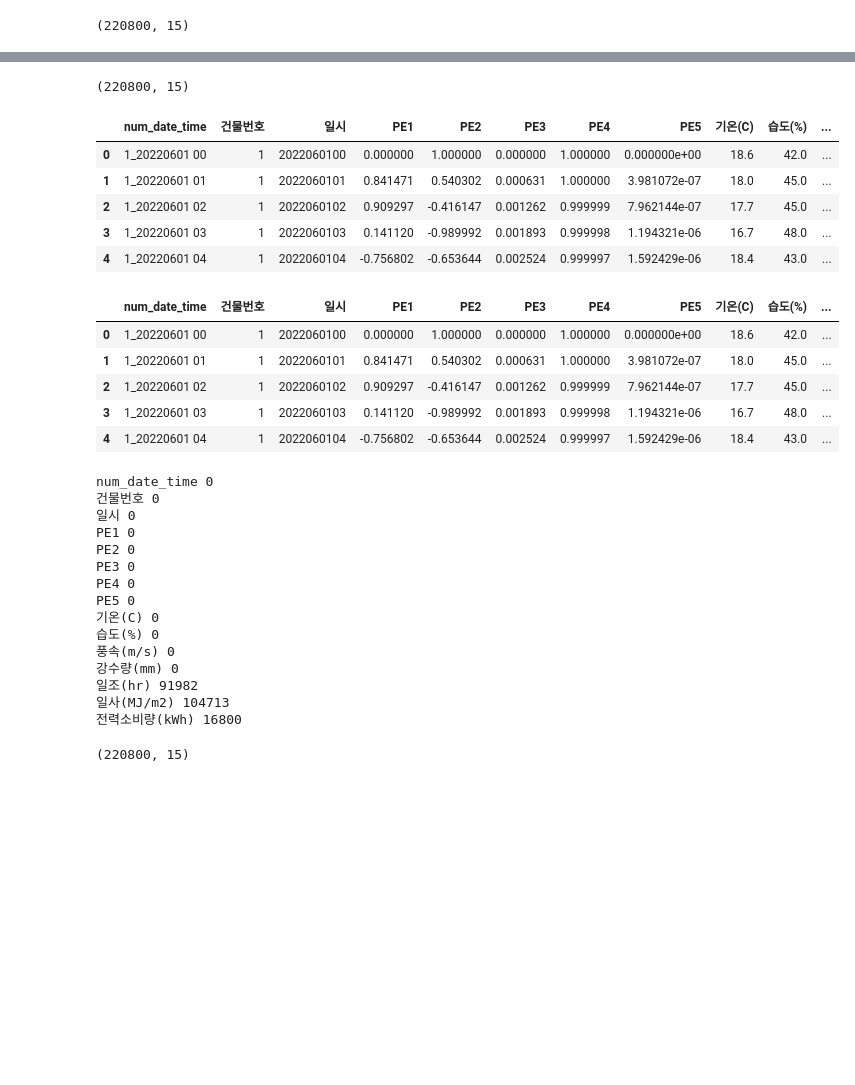
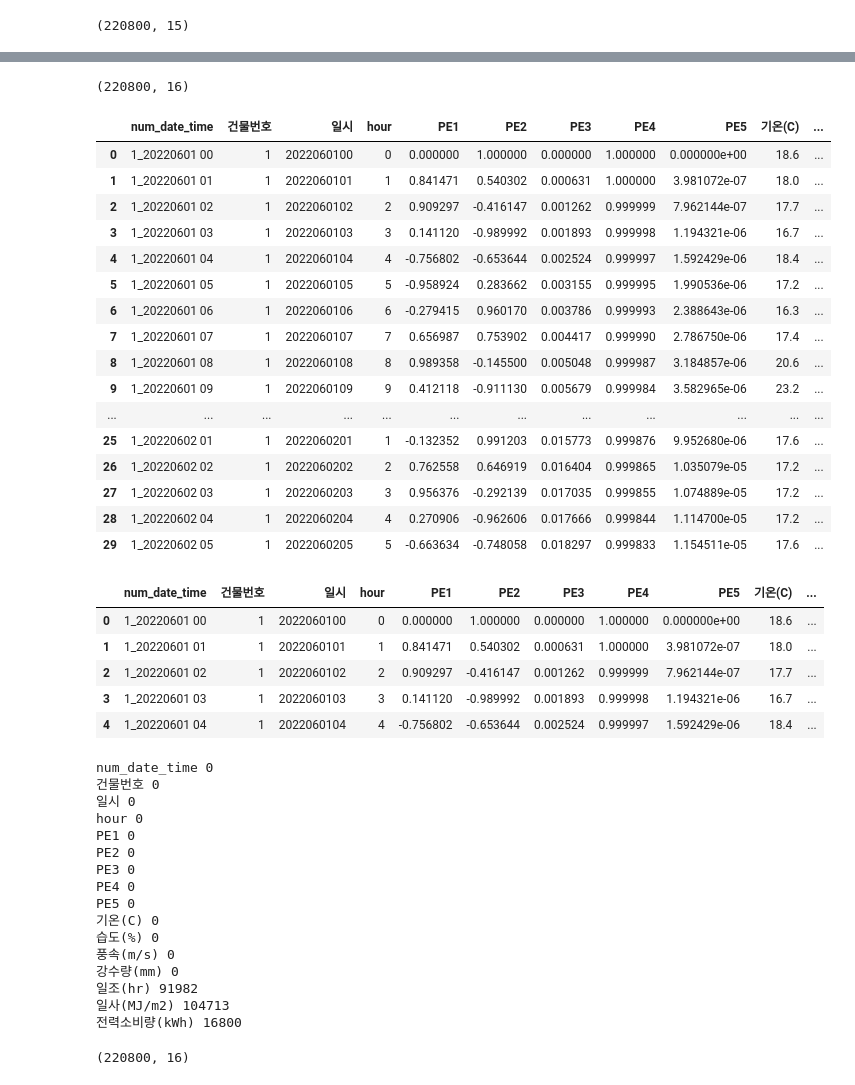
Before and after one commit to sILicon-valley-boot-camp/Electricity_Consumption_Prediction, a Jupyter notebook: handle_data.ipynb, the cells around one changed output, grey strips where cells are left out. Cells and saved outputs as stored; diff of their text form; code cells hidden in the pictures; blank space fills up the shorter version.

```diff
--- a/handle_data.ipynb
+++ b/handle_data.ipynb
@@ -210,3 +210,5 @@ total_data.head()
 print(total_data.shape)
 # %% [output]
 (220800, 15)
+# %%
+total_data['hour'] = total_data['일시'].str[-2:].astype(int)
@@ -213,18 +224,29 @@ print(total_data.shape)
 # %%
-total_data = total_data[['num_date_time', '건물번호', '일시', 'PE1', 'PE2', 'PE3', 'PE4', 'PE5', '기온(C)', '습도(%)', '풍속(m/s)', '강수량(mm)', '일조(hr)', '일사(MJ/m2)', '전력소비량(kWh)']]
+total_data = total_data[['num_date_time', '건물번호', '일시', 'hour', 'PE1', 'PE2', 'PE3', 'PE4', 'PE5', '기온(C)', '습도(%)', '풍속(m/s)', '강수량(mm)', '일조(hr)', '일사(MJ/m2)', '전력소비량(kWh)']]
 # %%
 print(total_data.shape)
 # %% [output]
-(220800, 15)
+(220800, 16)
 # %%
-total_data.head()
+total_data.head(30)
 # %% [output]
-|  | num_date_time | 건물번호 | 일시 | PE1 | PE2 | PE3 | PE4 | PE5 | 기온(C) | 습도(%) | ... |
-| 0 | 1_20220601 00 | 1 | 2022060100 | 0.000000 | 1.000000 | 0.000000 | 1.000000 | 0.000000e+00 | 18.6 | 42.0 | ... |
-| 1 | 1_20220601 01 | 1 | 2022060101 | 0.841471 | 0.540302 | 0.000631 | 1.000000 | 3.981072e-07 | 18.0 | 45.0 | ... |
-| 2 | 1_20220601 02 | 1 | 2022060102 | 0.909297 | -0.416147 | 0.001262 | 0.999999 | 7.962144e-07 | 17.7 | 45.0 | ... |
-| 3 | 1_20220601 03 | 1 | 2022060103 | 0.141120 | -0.989992 | 0.001893 | 0.999998 | 1.194321e-06 | 16.7 | 48.0 | ... |
-| 4 | 1_20220601 04 | 1 | 2022060104 | -0.756802 | -0.653644 | 0.002524 | 0.999997 | 1.592429e-06 | 18.4 | 43.0 | ... |
+|  | num_date_time | 건물번호 | 일시 | hour | PE1 | PE2 | PE3 | PE4 | PE5 | 기온(C) | ... |
+| 0 | 1_20220601 00 | 1 | 2022060100 | 0 | 0.000000 | 1.000000 | 0.000000 | 1.000000 | 0.000000e+00 | 18.6 | ... |
+| 1 | 1_20220601 01 | 1 | 2022060101 | 1 | 0.841471 | 0.540302 | 0.000631 | 1.000000 | 3.981072e-07 | 18.0 | ... |
+| 2 | 1_20220601 02 | 1 | 2022060102 | 2 | 0.909297 | -0.416147 | 0.001262 | 0.999999 | 7.962144e-07 | 17.7 | ... |
+| 3 | 1_20220601 03 | 1 | 2022060103 | 3 | 0.141120 | -0.989992 | 0.001893 | 0.999998 | 1.194321e-06 | 16.7 | ... |
+| 4 | 1_20220601 04 | 1 | 2022060104 | 4 | -0.756802 | -0.653644 | 0.002524 | 0.999997 | 1.592429e-06 | 18.4 | ... |
+| 5 | 1_20220601 05 | 1 | 2022060105 | 5 | -0.958924 | 0.283662 | 0.003155 | 0.999995 | 1.990536e-06 | 17.2 | ... |
+| 6 | 1_20220601 06 | 1 | 2022060106 | 6 | -0.279415 | 0.960170 | 0.003786 | 0.999993 | 2.388643e-06 | 16.3 | ... |
+| 7 | 1_20220601 07 | 1 | 2022060107 | 7 | 0.656987 | 0.753902 | 0.004417 | 0.999990 | 2.786750e-06 | 17.4 | ... |
+| 8 | 1_20220601 08 | 1 | 2022060108 | 8 | 0.989358 | -0.145500 | 0.005048 | 0.999987 | 3.184857e-06 | 20.6 | ... |
+| 9 | 1_20220601 09 | 1 | 2022060109 | 9 | 0.412118 | -0.911130 | 0.005679 | 0.999984 | 3.582965e-06 | 23.2 | ... |
+| ... | ... | ... | ... | ... | ... | ... | ... | ... | ... | ... | ... |
+| 25 | 1_20220602 01 | 1 | 2022060201 | 1 | -0.132352 | 0.991203 | 0.015773 | 0.999876 | 9.952680e-06 | 17.6 | ... |
+| 26 | 1_20220602 02 | 1 | 2022060202 | 2 | 0.762558 | 0.646919 | 0.016404 | 0.999865 | 1.035079e-05 | 17.2 | ... |
+| 27 | 1_20220602 03 | 1 | 2022060203 | 3 | 0.956376 | -0.292139 | 0.017035 | 0.999855 | 1.074889e-05 | 17.2 | ... |
+| 28 | 1_20220602 04 | 1 | 2022060204 | 4 | 0.270906 | -0.962606 | 0.017666 | 0.999844 | 1.114700e-05 | 17.2 | ... |
+| 29 | 1_20220602 05 | 1 | 2022060205 | 5 | -0.663634 | -0.748058 | 0.018297 | 0.999833 | 1.154511e-05 | 17.6 | ... |
 # %%
 total_data['강수량(mm)'].fillna(0, inplace=True)
 total_data['풍속(m/s)'].interpolate(inplace=True)
@@ -232,12 +254,12 @@ total_data['습도(%)'].interpolate(inplace=True)
 # %%
 total_data.head()
 # %% [output]
-|  | num_date_time | 건물번호 | 일시 | PE1 | PE2 | PE3 | PE4 | PE5 | 기온(C) | 습도(%) | ... |
-| 0 | 1_20220601 00 | 1 | 2022060100 | 0.000000 | 1.000000 | 0.000000 | 1.000000 | 0.000000e+00 | 18.6 | 42.0 | ... |
-| 1 | 1_20220601 01 | 1 | 2022060101 | 0.841471 | 0.540302 | 0.000631 | 1.000000 | 3.981072e-07 | 18.0 | 45.0 | ... |
-| 2 | 1_20220601 02 | 1 | 2022060102 | 0.909297 | -0.416147 | 0.001262 | 0.999999 | 7.962144e-07 | 17.7 | 45.0 | ... |
-| 3 | 1_20220601 03 | 1 | 2022060103 | 0.141120 | -0.989992 | 0.001893 | 0.999998 | 1.194321e-06 | 16.7 | 48.0 | ... |
-| 4 | 1_20220601 04 | 1 | 2022060104 | -0.756802 | -0.653644 | 0.002524 | 0.999997 | 1.592429e-06 | 18.4 | 43.0 | ... |
+|  | num_date_time | 건물번호 | 일시 | hour | PE1 | PE2 | PE3 | PE4 | PE5 | 기온(C) | ... |
+| 0 | 1_20220601 00 | 1 | 2022060100 | 0 | 0.000000 | 1.000000 | 0.000000 | 1.000000 | 0.000000e+00 | 18.6 | ... |
+| 1 | 1_20220601 01 | 1 | 2022060101 | 1 | 0.841471 | 0.540302 | 0.000631 | 1.000000 | 3.981072e-07 | 18.0 | ... |
+| 2 | 1_20220601 02 | 1 | 2022060102 | 2 | 0.909297 | -0.416147 | 0.001262 | 0.999999 | 7.962144e-07 | 17.7 | ... |
+| 3 | 1_20220601 03 | 1 | 2022060103 | 3 | 0.141120 | -0.989992 | 0.001893 | 0.999998 | 1.194321e-06 | 16.7 | ... |
+| 4 | 1_20220601 04 | 1 | 2022060104 | 4 | -0.756802 | -0.653644 | 0.002524 | 0.999997 | 1.592429e-06 | 18.4 | ... |
 # %%
 for col in total_data.columns:
     print(col, total_data[col].isnull().sum())
@@ -245,6 +267,7 @@ for col in total_data.columns:
 num_date_time 0
 건물번호 0
 일시 0
+hour 0
 PE1 0
 PE2 0
 PE3 0
@@ -260,7 +283,7 @@ PE5 0
 # %%
 print(total_data.shape)
 # %% [output]
-(220800, 15)
+(220800, 16)
 # %%
 total_data.to_csv('data/total.csv', index=False)
 # %%
```
Also changed, not shown: parts of 5 cells of this notebook, 4 other files.
